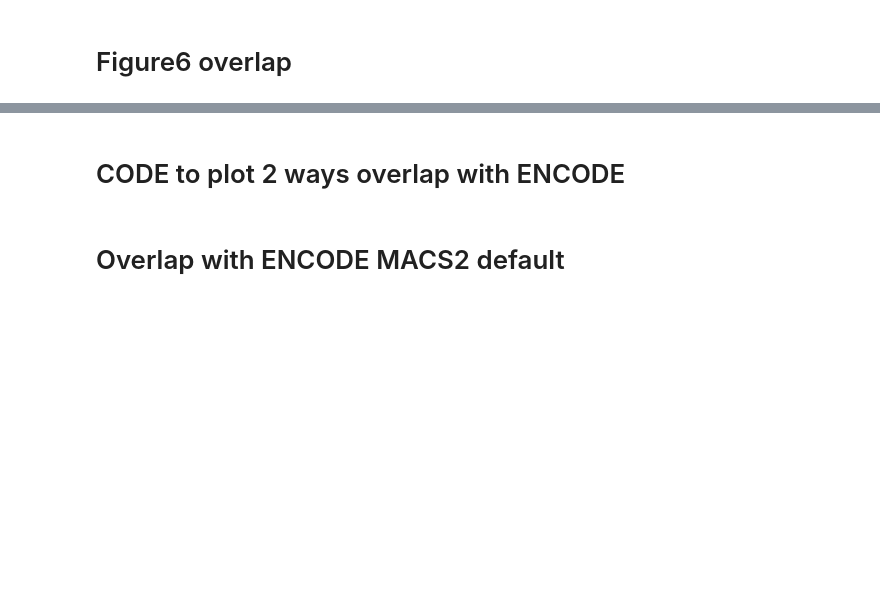
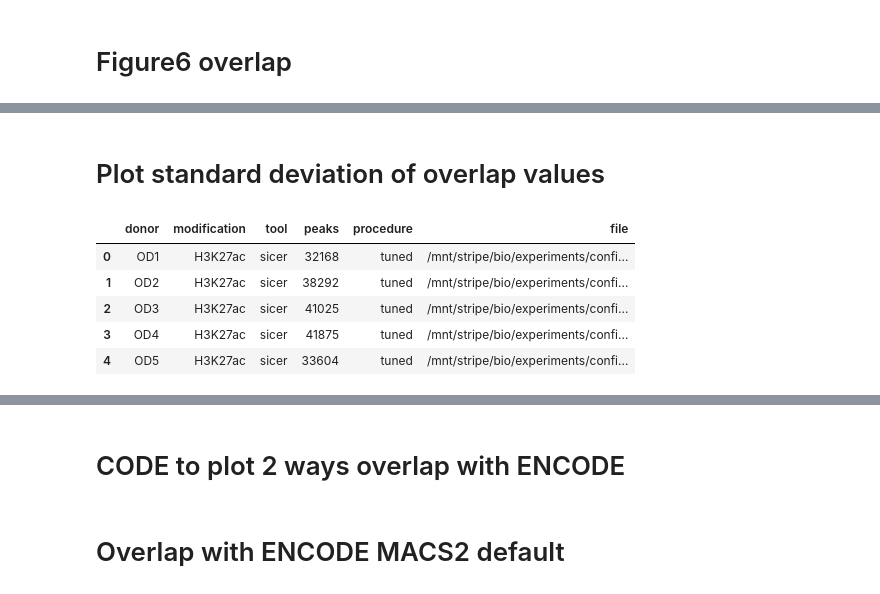
Before and after one commit to JetBrains-Research/washu, a Jupyter notebook: downstream/notebooks/Figure6 peaks_overlap.ipynb, the cells around one changed output, grey strips where cells are left out. Drawn from its saved outputs; the diff is of its cells as text; code cells hidden in the pictures; blank space fills up the shorter version.

```diff
--- a/downstream/notebooks/Figure6 peaks_overlap.ipynb
+++ b/downstream/notebooks/Figure6 peaks_overlap.ipynb
@@ -292,0 +220,11 @@ ERROR
+# %% [markdown]
+# Plot standard deviation of overlap values
+# %%
+df.head()
+# %% [output]
+|  | donor | modification | tool | peaks | procedure | file |
+| 0 | OD1 | H3K27ac | sicer | 32168 | tuned | /mnt/stripe/bio/experiments/confi... |
+| 1 | OD2 | H3K27ac | sicer | 38292 | tuned | /mnt/stripe/bio/experiments/confi... |
+| 2 | OD3 | H3K27ac | sicer | 41025 | tuned | /mnt/stripe/bio/experiments/confi... |
+| 3 | OD4 | H3K27ac | sicer | 41875 | tuned | /mnt/stripe/bio/experiments/confi... |
+| 4 | OD5 | H3K27ac | sicer | 33604 | tuned | /mnt/stripe/bio/experiments/confi... |
```
Also changed, not shown: parts of 5 cells of this notebook.
